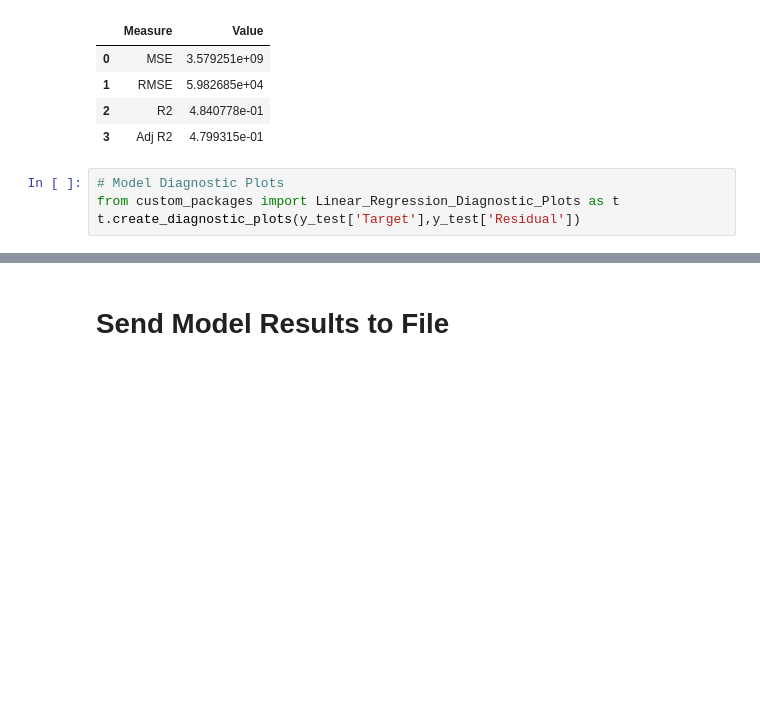
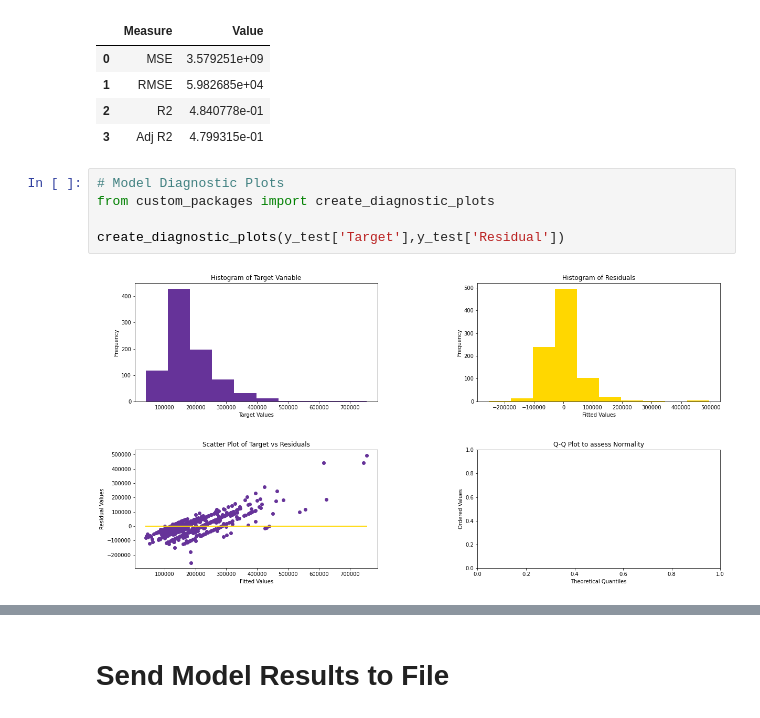
Before and after one commit to tzimmer3/ModelScoring, a Jupyter notebook: XGBoost Regressor.ipynb, the cells around one changed output, grey strips where cells are left out. Drawn from its saved outputs; the diff is of its cells as text; blank space fills up the shorter version.

```diff
--- a/XGBoost Regressor.ipynb
+++ b/XGBoost Regressor.ipynb
@@ -160,7 +160,10 @@ accuracy_table(X_test, y_test['Target'],y_test['Prediction'])
 | 3 | Adj R2 | 4.799315e-01 |
 # %%
 # Model Diagnostic Plots
-from custom_packages import Linear_Regression_Diagnostic_Plots as t
-t.create_diagnostic_plots(y_test['Target'],y_test['Residual'])
+from custom_packages import create_diagnostic_plots
+
+create_diagnostic_plots(y_test['Target'],y_test['Residual'])
+# %% [output]
+[figure, added]
 # %%
 # Plot global model diagnostic metrics
```
Also changed, not shown: parts of 1 cell of this notebook, 3 other files.
